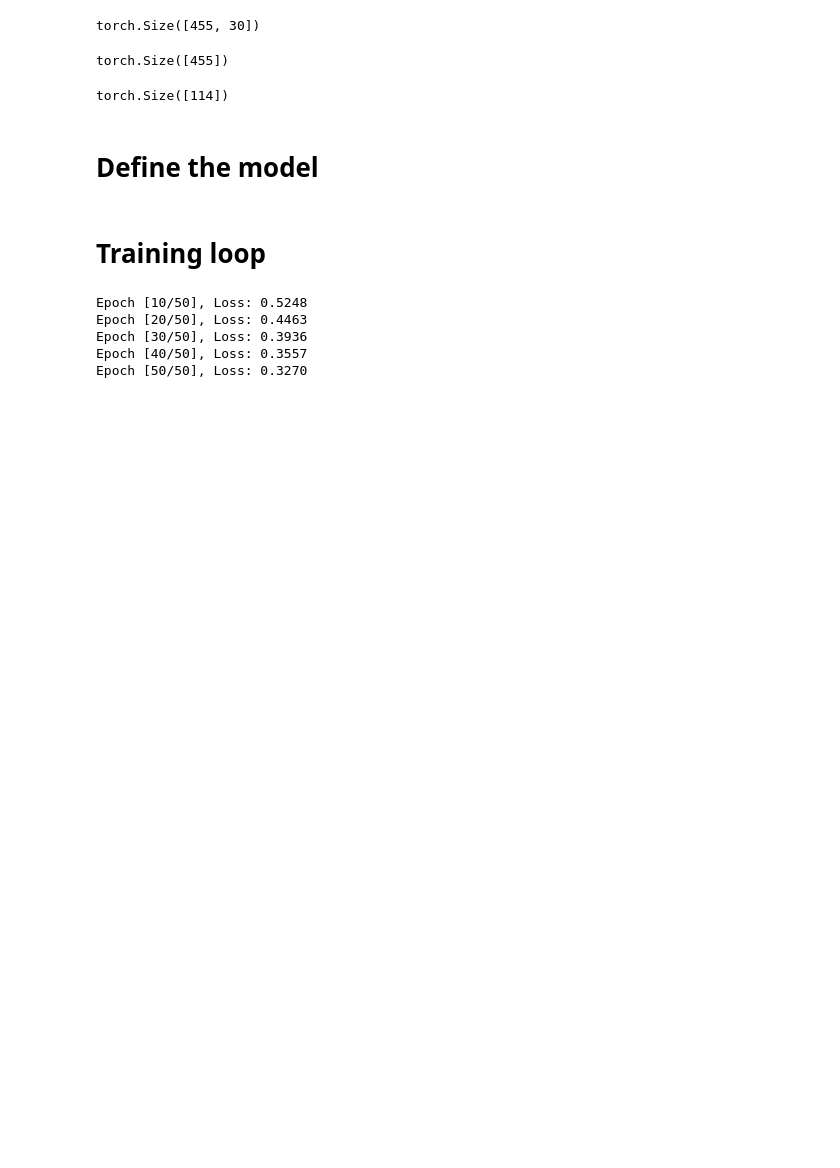
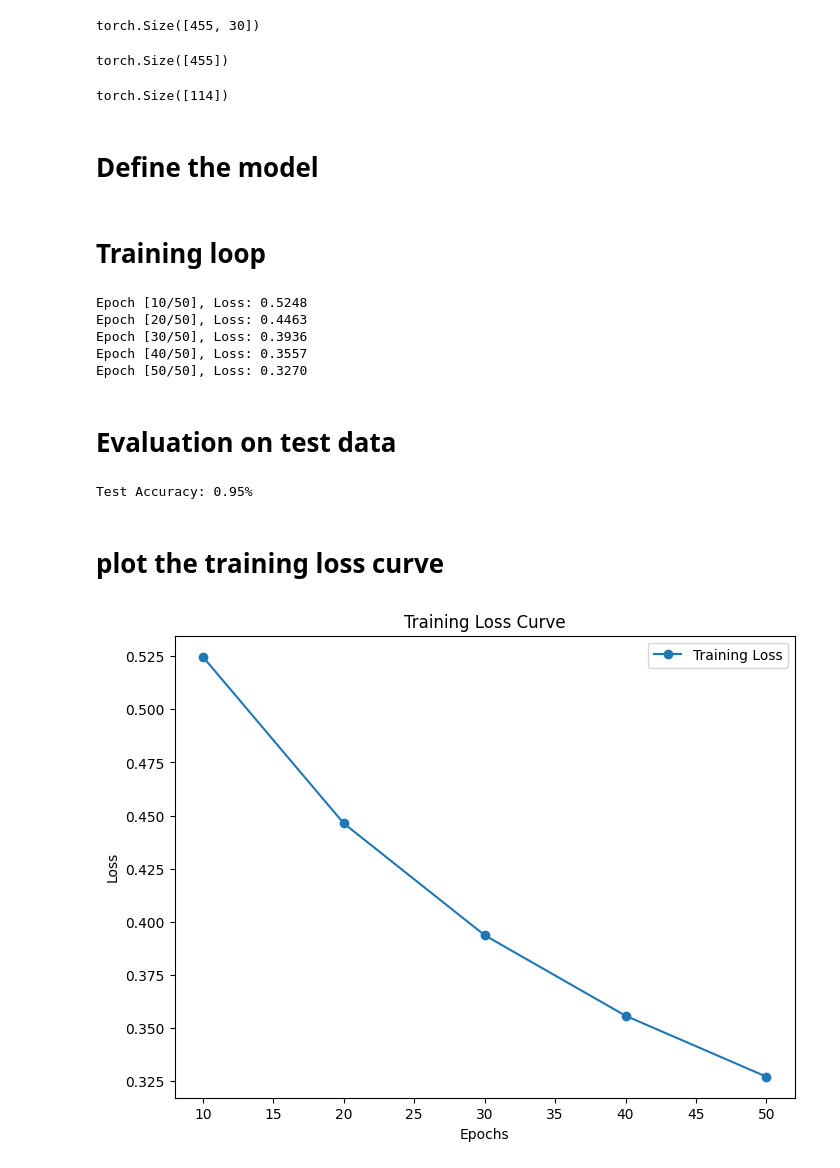
Before and after one commit to minhaz1172/Deep-Learning-with-PyTorch, a Jupyter notebook: NN_with_pytorch.ipynb, the cells around one changed output. Drawn from its saved outputs; the diff is of its cells as text; code cells hidden in the pictures; blank space fills up the shorter version.

Commit message:
Train,evaluate and plot loss

```diff
--- a/NN_with_pytorch.ipynb
+++ b/NN_with_pytorch.ipynb
@@ -274,3 +274,29 @@ Epoch [20/50], Loss: 0.4463
 Epoch [30/50], Loss: 0.3936
 Epoch [40/50], Loss: 0.3557
 Epoch [50/50], Loss: 0.3270
+# %% [markdown]
+# Evaluation on test data
+# %%
+model.eval()
+with torch.no_grad():  # Disable gradient computation for evaluation since it's unnecessary
+  y_pred=model(X_test_tensor)  # Get predictions for the test set
+  predicted=y_pred.round()  # Convert probabilities to binary outcomes (0 or 1) using round()
+  accuracy=(predicted.eq(y_test_tensor).sum().item()/y_test_tensor.shape[0])
+  print(f"Test Accuracy: {accuracy:.2f}%")
+# %% [output]
+Test Accuracy: 0.95%
+# %% [markdown]
+# plot the training loss curve
+# %%
+import matplotlib.pyplot as plt
+plt.figure(figsize=(8,6)) # create a figure with specific size of
+# Create a list of epoch numbers where the loss was recorded
+epochs_recorded = [(i + 1) for i in range(num_epochs) if (i + 1) % 10 == 0]
+plt.plot(epochs_recorded, loss_history,'-o',label='Training Loss')
+plt.xlabel('Epochs')
+plt.ylabel('Loss')
+plt.title('Training Loss Curve')
+plt.legend()
+plt.show()
+# %% [output]
+[figure, added]
```
